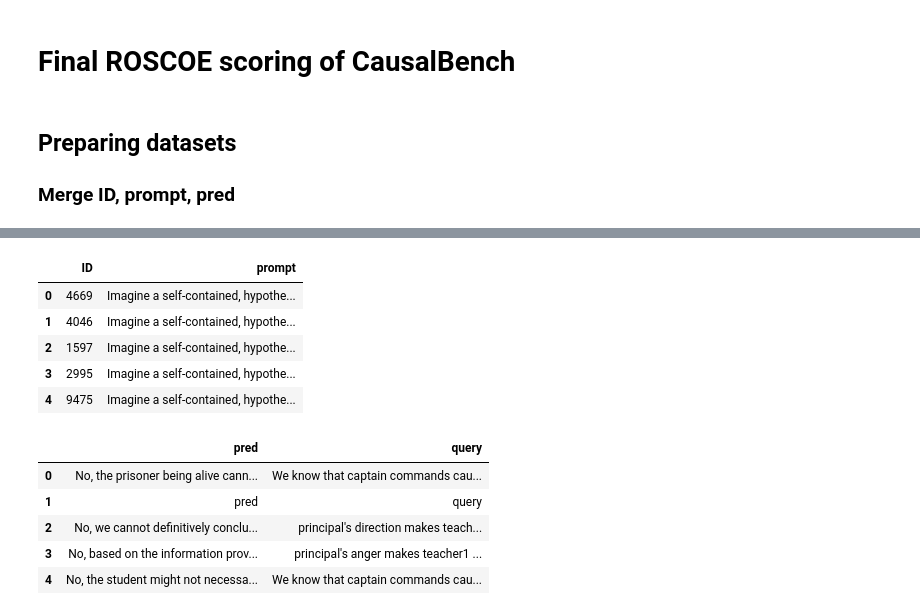
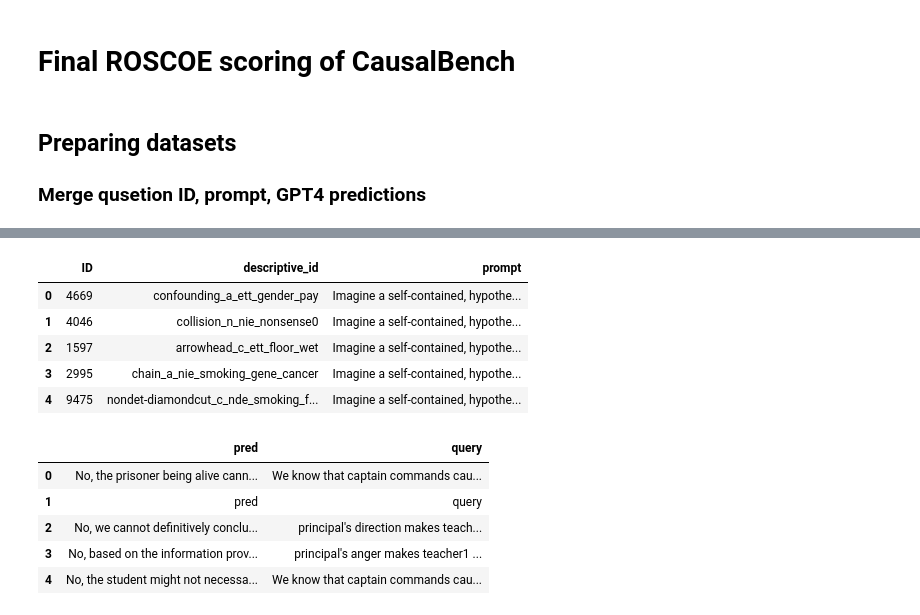
Before and after one commit to TheBlueHawk/CausalLLMs, a Jupyter notebook: roscoe_exp/roscoe_final.ipynb, the cells around one changed output, grey strips where cells are left out. Drawn from its saved outputs; the diff is of its cells as text; code cells hidden in the pictures.

```diff
--- a/roscoe_exp/roscoe_final.ipynb
+++ b/roscoe_exp/roscoe_final.ipynb
@@ -3,7 +3,7 @@
 # %% [markdown]
 ## Preparing datasets
 
-### Merge ID, prompt, pred
+### Merge qusetion ID, prompt, GPT4 predictions
 # %%
 # common imports
 import numpy as np
@@ -26,13 +26,13 @@ overall_result.head()
 | 4 | 9475 | nondet-diamondcut_c_nde_smoking_f... | 1 | nde | 3 | nondet-diamondcut | False | yes | Imagine a self-contained, hypothe... | ... |
 # %%
 # keep just ID and prompt columns
-overall_result = overall_result[["ID", "prompt"]]
+overall_result = overall_result[["ID", "descriptive_id", "prompt"]]
 overall_result.head()
 # %% [output]
-|  | ID | prompt |
-| 0 | 4669 | Imagine a self-contained, hypothe... |
-| 1 | 4046 | Imagine a self-contained, hypothe... |
-| 2 | 1597 | Imagine a self-contained, hypothe... |
-| 3 | 2995 | Imagine a self-contained, hypothe... |
-| 4 | 9475 | Imagine a self-contained, hypothe... |
+|  | ID | descriptive_id | prompt |
+| 0 | 4669 | confounding_a_ett_gender_pay | Imagine a self-contained, hypothe... |
+| 1 | 4046 | collision_n_nie_nonsense0 | Imagine a self-contained, hypothe... |
+| 2 | 1597 | arrowhead_c_ett_floor_wet | Imagine a self-contained, hypothe... |
+| 3 | 2995 | chain_a_nie_smoking_gene_cancer | Imagine a self-contained, hypothe... |
+| 4 | 9475 | nondet-diamondcut_c_nde_smoking_f... | Imagine a self-contained, hypothe... |
 # %%
```
Also changed, not shown: parts of 36 cells of this notebook, 3 other files.
